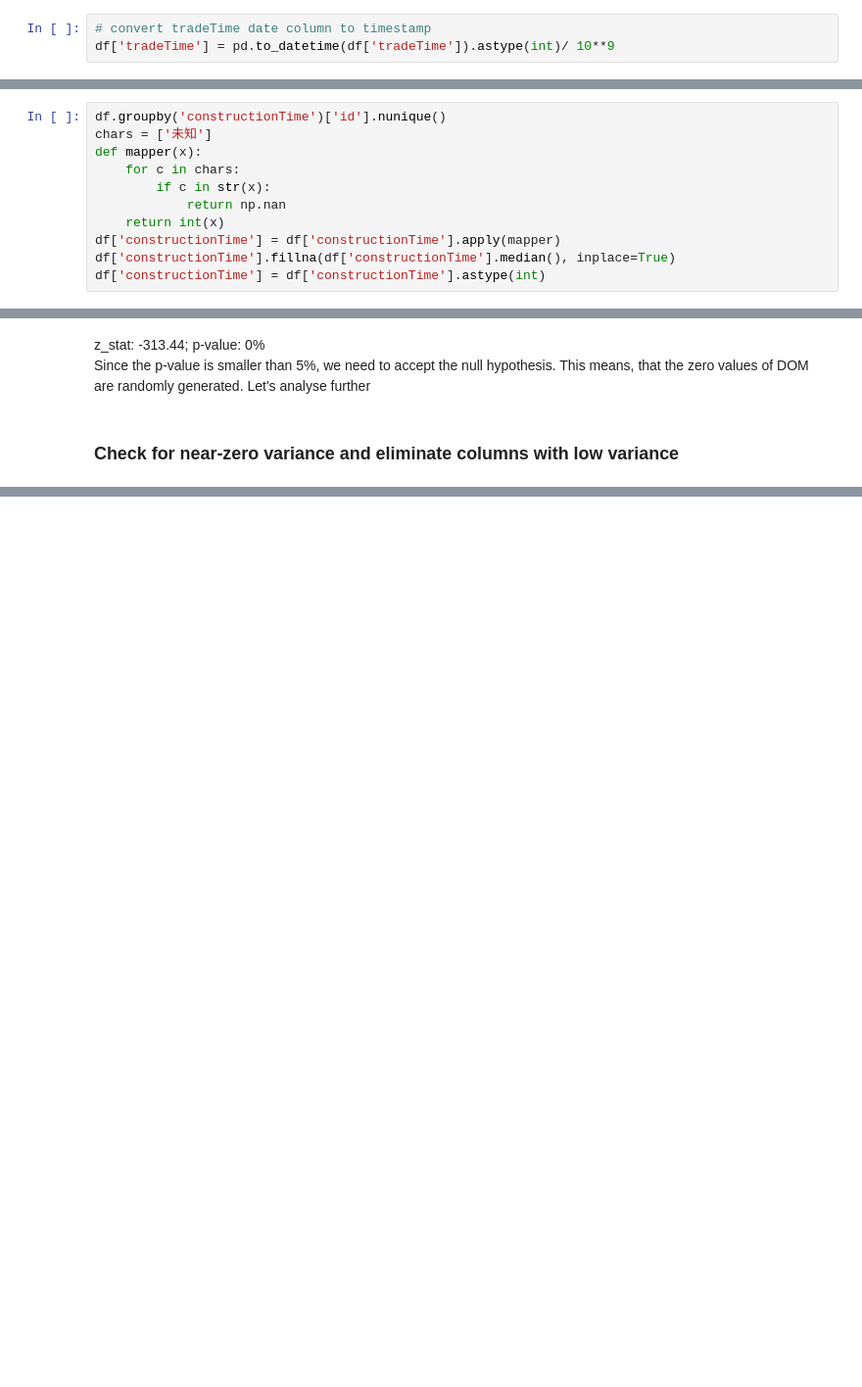
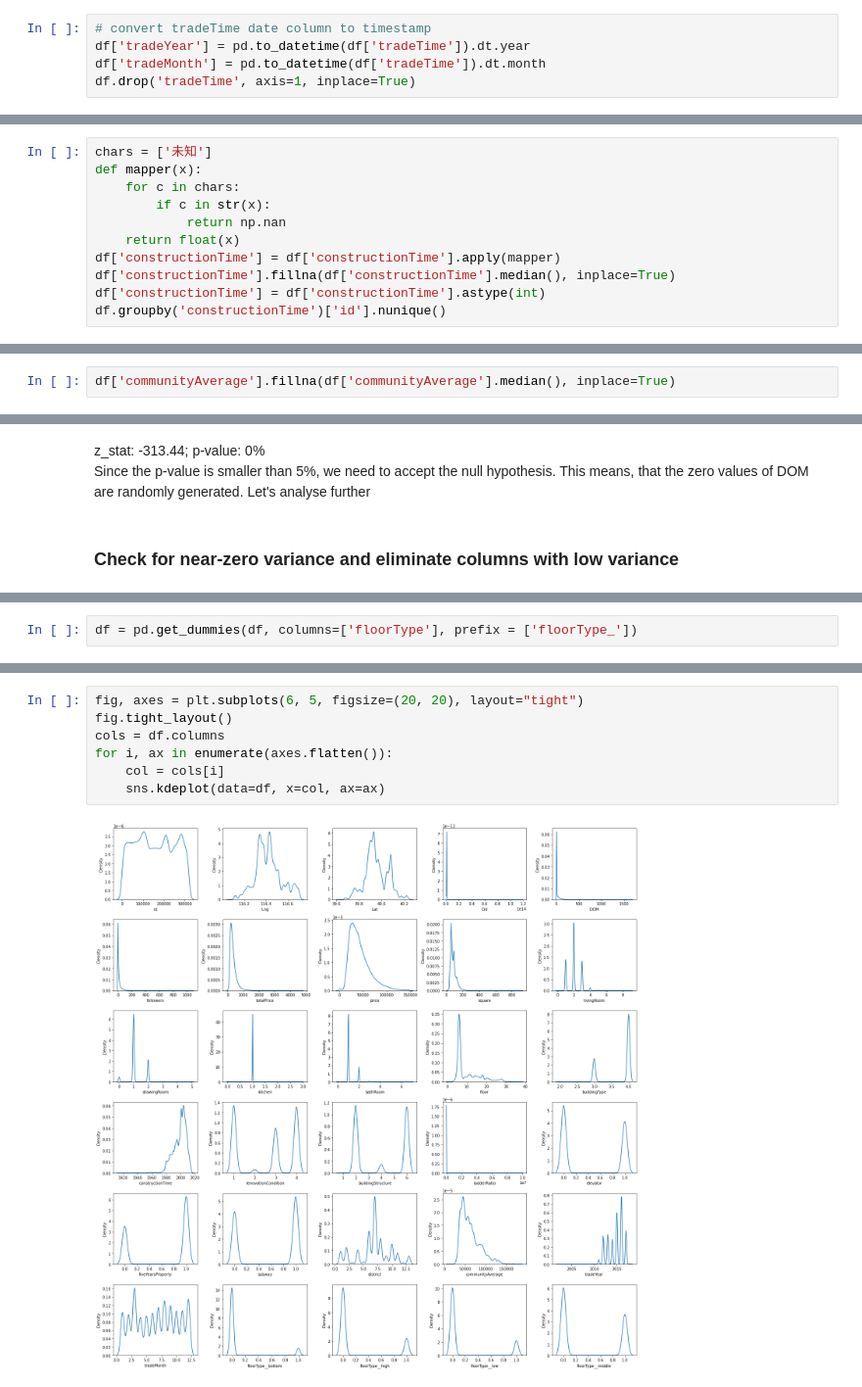
Before and after one commit to fhgr-cds-archive-class-2021/fhgr-3-s-ml-project-group-2, a Jupyter notebook: andre/preprocessing.ipynb, the cells around one changed output, grey strips where cells are left out. Shown at 98% size. Cells and saved outputs as stored; diff of their text form; blank space fills up the shorter version.

```diff
--- a/andre/preprocessing.ipynb
+++ b/andre/preprocessing.ipynb
@@ -20,7 +24,9 @@ df.drop(['url'], axis=1, inplace=True)
 # Mutating or one-hot-encoding columns since string stuff
 # %%
 # convert tradeTime date column to timestamp
-df['tradeTime'] = pd.to_datetime(df['tradeTime']).astype(int)/ 10**9
+df['tradeYear'] = pd.to_datetime(df['tradeTime']).dt.year
+df['tradeMonth'] = pd.to_datetime(df['tradeTime']).dt.month
+df.drop('tradeTime', axis=1, inplace=True)
 # %%
 # transforming id column to numeric
 df['id'] = df.index + 1
@@ -194,11 +216,11 @@ Name: id, dtype: int64
 # %%
-df.groupby('constructionTime')['id'].nunique()
 chars = ['未知']
 def mapper(x):
     for c in chars:
         if c in str(x):
             return np.nan
-    return int(x)
+    return float(x)
 df['constructionTime'] = df['constructionTime'].apply(mapper)
 df['constructionTime'].fillna(df['constructionTime'].median(), inplace=True)
 df['constructionTime'] = df['constructionTime'].astype(int)
+df.groupby('constructionTime')['id'].nunique()
@@ -266,6 +302,8 @@ totalPrice           0.000000
 dtype: float64
 # %%
 df['DOM'].fillna(df['DOM'].median(), inplace=True)
+# %%
+df['communityAverage'].fillna(df['communityAverage'].median(), inplace=True)
 # %% [markdown]
 # Can i accept 0 as a value for these missing data?
 # %% [markdown]
@@ -324,0 +357,2 @@ AttributeError: 'VarianceThreshold' object has no attribute 'var'
+# %%
+df = pd.get_dummies(df, columns=['floorType'], prefix = ['floorType_'])
@@ -324,0 +381,9 @@ AttributeError: 'VarianceThreshold' object has no attribute 'var'
+# %%
+fig, axes = plt.subplots(6, 5, figsize=(20, 20), layout="tight")
+fig.tight_layout()
+cols = df.columns
+for i, ax in enumerate(axes.flatten()):
+    col = cols[i]
+    sns.kdeplot(data=df, x=col, ax=ax)
+# %% [output]
+[figure, added]
```
Also changed, not shown: parts of 22 cells of this notebook.
